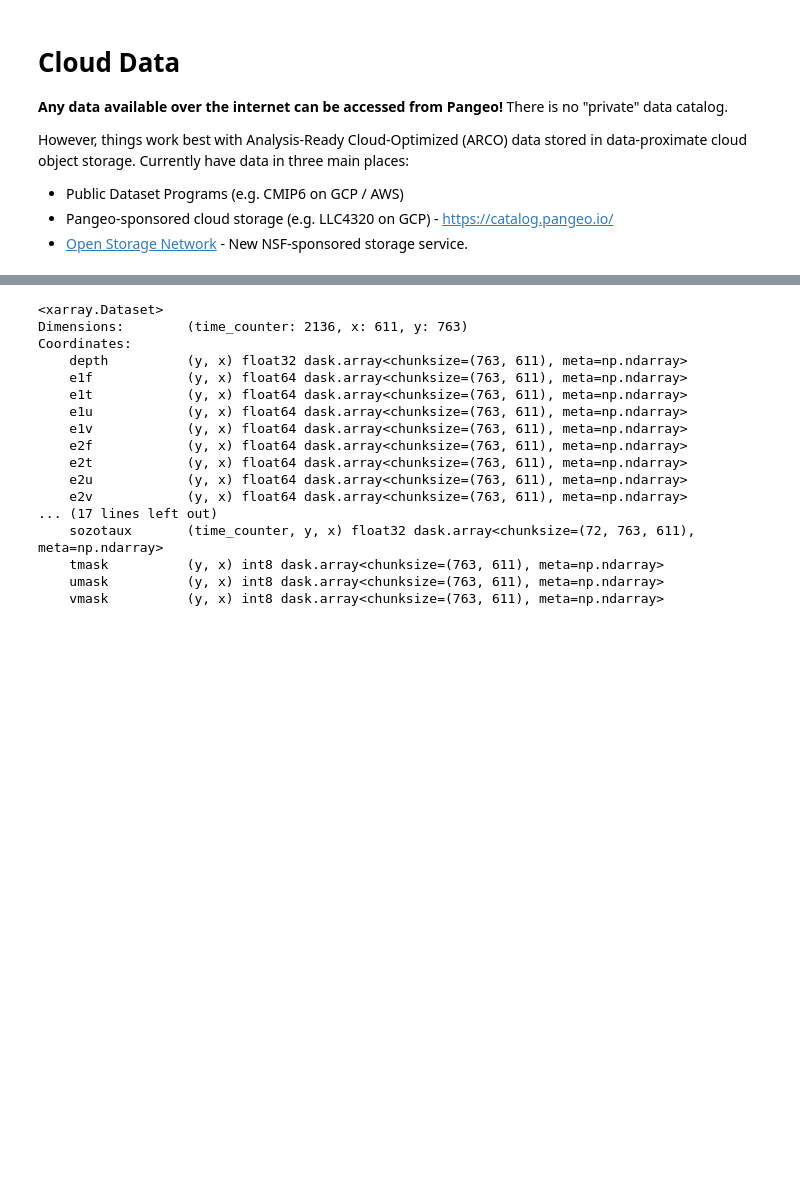
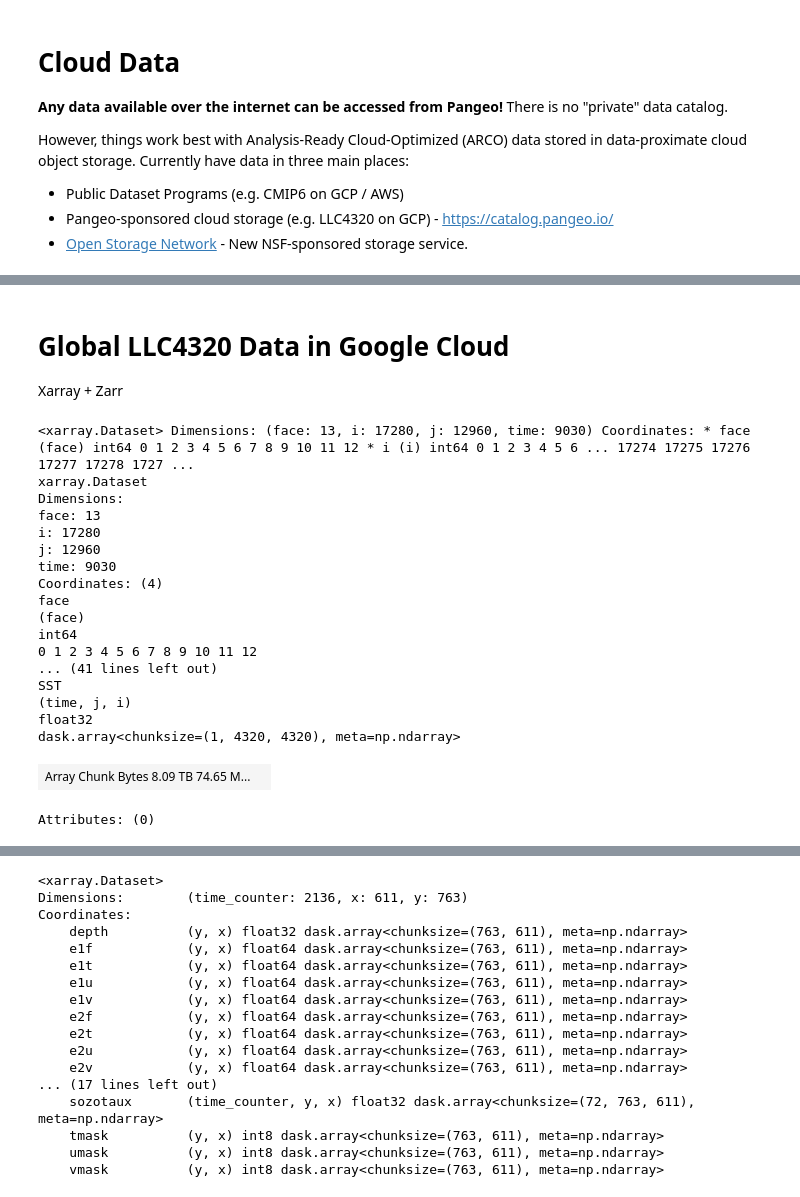
Before and after one commit to rabernat/pangeo-interactive-talks, a Jupyter notebook: pangeo_swot.ipynb, the cells around one changed output, grey strips where cells are left out. Saved outputs shown, nothing was run; the diff lists cells and outputs as text; code cells hidden in the pictures; blank space fills up the shorter version.

```diff
--- a/pangeo_swot.ipynb
+++ b/pangeo_swot.ipynb
@@ -23,8 +26,9 @@ from IPython.display import IFrame
 # %%
+catalog = intake.open_catalog("https://raw.githubusercontent.com/pangeo-data/pangeo-datastore/master/intake-catalogs/ocean/llc4320.yaml")
 url = "https://ncsa.osn.xsede.org/Pangeo/pangeo-forge/swot_adac/eNATL60/Region01/surface_hourly/fma.zarr"
-ds = xr.open_zarr(url, consolidated=True)
-ds = ds.assign_coords({'x': ('x', np.arange(len(ds.x))),
-                       'y': ('y', np.arange(len(ds.y)))})
+ds_enatl = xr.open_zarr(url, consolidated=True)
+ds_enatl = ds_enatl.assign_coords({'x': ('x', np.arange(len(ds_enatl.x))),
+                       'y': ('y', np.arange(len(ds_enatl.y)))})
 # %% [markdown]
 Much of what I am going to say is here:
 
@@ -214,0 +222,27 @@ Example dataset from the [NASA / CNES SWOT Adopt-A-Crossover field campaign](htt
+# %% [markdown]
+# Global LLC4320 Data in Google Cloud
+
+Xarray + Zarr
+# %%
+ds_sst  = faces_dataset_to_latlon(catalog["LLC4320_SST"].to_dask(), metric_vector_pairs=[])
+ds_sst
+# %% [output]
+<xarray.Dataset> Dimensions: (face: 13, i: 17280, j: 12960, time: 9030) Coordinates: * face (face) int64 0 1 2 3 4 5 6 7 8 9 10 11 12 * i (i) int64 0 1 2 3 4 5 6 ... 17274 17275 17276 17277 17278 1727 ...
+xarray.Dataset
+Dimensions:
+face: 13
+i: 17280
+j: 12960
+time: 9030
+Coordinates: (4)
+face
+(face)
+int64
+0 1 2 3 4 5 6 7 8 9 10 11 12
+... (41 lines left out)
+SST
+(time, j, i)
+float32
+dask.array<chunksize=(1, 4320, 4320), meta=np.ndarray>
+| Array Chunk Bytes 8.09 TB 74.65 M... |  |
+Attributes: (0)
```
Also changed, not shown: parts of 21 cells of this notebook.
